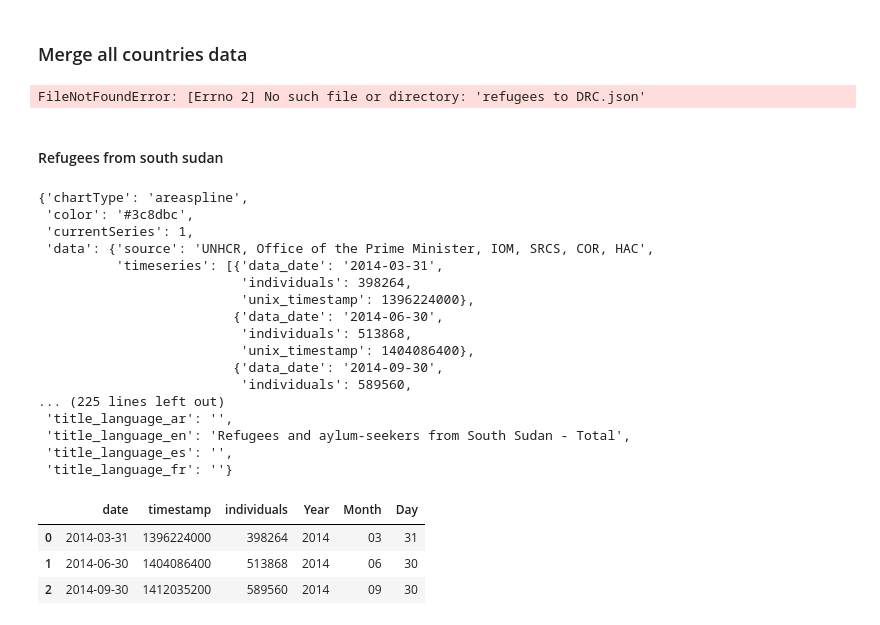
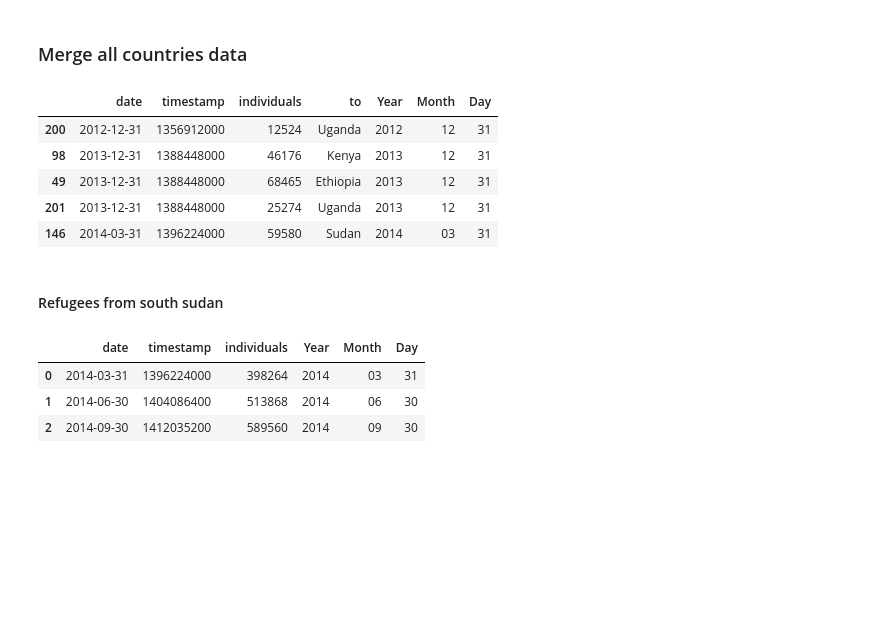
Before and after one commit to hbshih/Data-Science-17-18-Project, a Jupyter notebook: Refugees_To_[Country]_Explained.ipynb, the cells around one changed output. Cells and saved outputs as stored; diff of their text form; code cells hidden in the pictures; blank space fills up the shorter version.

```diff
--- a/Refugees_To_[Country]_Explained.ipynb
+++ b/Refugees_To_[Country]_Explained.ipynb
@@ -93,30 +85,35 @@ Refugees To : Uganda
 # %%
 date = []
 timestamp = []
 individuals = []
 _country = []
 country_list = ['DRC','Ethiopia','Kenya','Sudan','Uganda']
 
 for country in country_list:
-    with open('refugees to ' + country + '.json') as f:
+    with open('Raw_Data//refugees to ' + country + '.json') as f:
         data = json.load(f)
         data_country = data['data']['timeseries']
 
     for data in data_country:
         date.append(data['data_date'])
         timestamp.append(data['unix_timestamp'])
         individuals.append(data['individuals'])
         _country.append(country)
 
 refugees_to_all_countries_df = pd.DataFrame({'date': date, 'timestamp': timestamp, 'individuals': individuals, 'to': _country})
 refugees_to_all_countries_df['Year']=[d.split('-')[0] for d in refugees_to_all_countries_df.date]
 refugees_to_all_countries_df['Month']=[d.split('-')[1] for d in refugees_to_all_countries_df.date]
 refugees_to_all_countries_df['Day']=[d.split('-')[2] for d in refugees_to_all_countries_df.date]
 refugees_to_all_countries_df = refugees_to_all_countries_df.sort_values(by=['timestamp'])
 refugees_to_all_countries_df.head()
 #refugees_to_all_countries_df.to_csv("refugees_to_neighbor_countries_cleaned.csv", sep=',')
 # %% [output]
-FileNotFoundError: [Errno 2] No such file or directory: 'refugees to DRC.json'
+|  | date | timestamp | individuals | to | Year | Month | Day |
+| 200 | 2012-12-31 | 1356912000 | 12524 | Uganda | 2012 | 12 | 31 |
+| 98 | 2013-12-31 | 1388448000 | 46176 | Kenya | 2013 | 12 | 31 |
+| 49 | 2013-12-31 | 1388448000 | 68465 | Ethiopia | 2013 | 12 | 31 |
+| 201 | 2013-12-31 | 1388448000 | 25274 | Uganda | 2013 | 12 | 31 |
+| 146 | 2014-03-31 | 1396224000 | 59580 | Sudan | 2014 | 03 | 31 |
 # %% [markdown]
 #### Refugees from south sudan
 # %%
@@ -124,9 +121,9 @@ date = []
 timestamp = []
 individuals = []
 
-with open('refugees from south-sudan all.json') as f:
+with open('Raw_Data/refugees from south-sudan all.json') as f:
     data = json.load(f)
-    pprint(data)
+    #pprint(data)
 
 data_country = data['data']['timeseries']
 for data in data_country:
@@ -138,26 +135,8 @@ df = pd.DataFrame({'date': date, 'timestamp': timestamp, 'individuals': individu
 df['Year']=[d.split('-')[0] for d in df.date]
 df['Month']=[d.split('-')[1] for d in df.date]
 df['Day']=[d.split('-')[2] for d in df.date]
-df.head(3)
-df.to_csv('refugees from south-sudan all_cleaned.csv', sep = ',')
+#df.head(3)
+#df.to_csv('refugees from south-sudan all_cleaned.csv', sep = ',')
-# %% [output]
-{'chartType': 'areaspline',
- 'color': '#3c8dbc',
- 'currentSeries': 1,
- 'data': {'source': 'UNHCR, Office of the Prime Minister, IOM, SRCS, COR, HAC',
-          'timeseries': [{'data_date': '2014-03-31',
-                          'individuals': 398264,
-                          'unix_timestamp': 1396224000},
-                         {'data_date': '2014-06-30',
-                          'individuals': 513868,
-                          'unix_timestamp': 1404086400},
-                         {'data_date': '2014-09-30',
-                          'individuals': 589560,
-... (225 lines left out)
- 'title_language_ar': '',
- 'title_language_en': 'Refugees and aylum-seekers from South Sudan - Total',
- 'title_language_es': '',
- 'title_language_fr': ''}
 # %%
 df.head(3)
 # %% [output]
```
Also changed, not shown: parts of 5 cells of this notebook, 3 other files.
